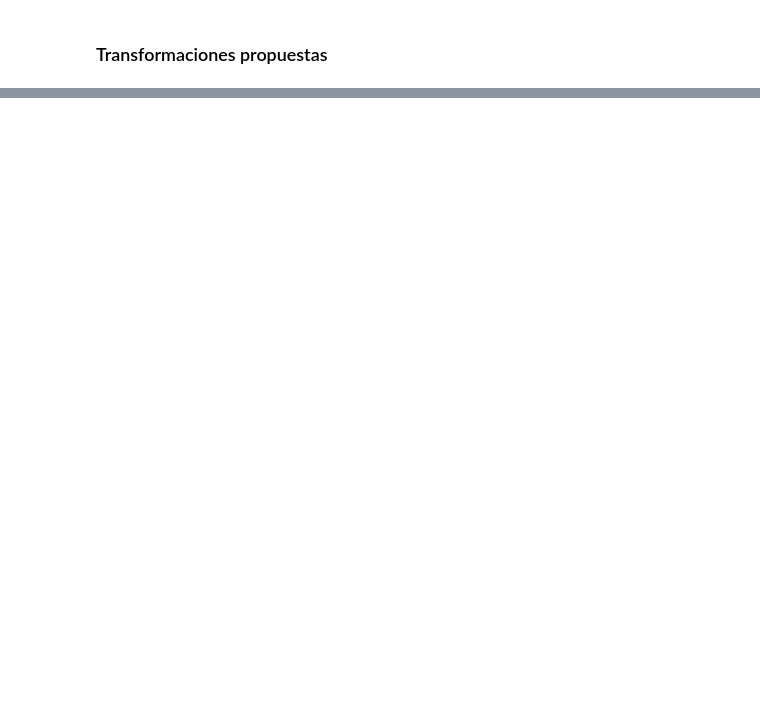
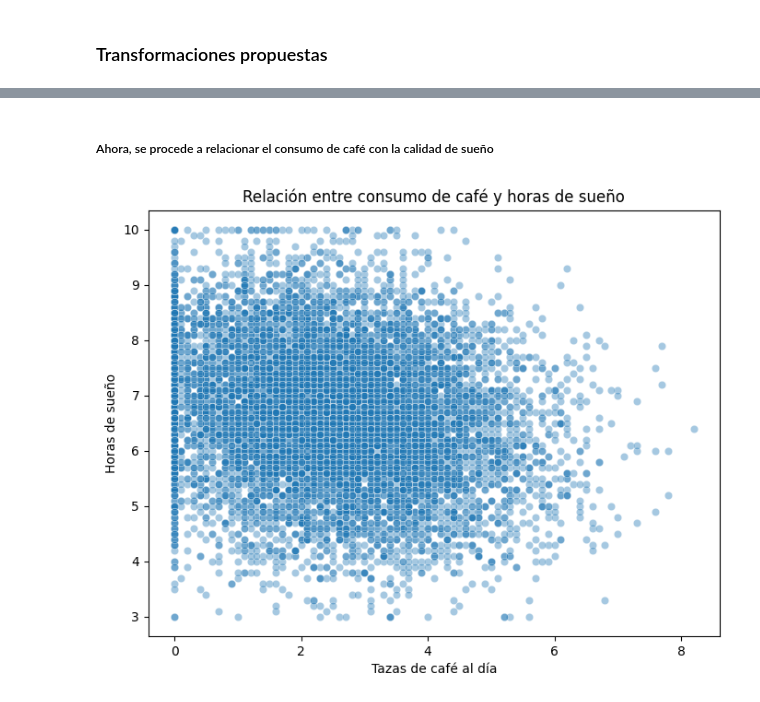
Before and after one commit to juanpablohernandez1/FundamentosDeProgramacion, a Jupyter notebook: TALLERES/Taller3/GlobalCoffeeHealth/GlobalCoffeeHealthEDA.ipynb, the cells around one changed output, grey strips where cells are left out. Cells and saved outputs as stored; diff of their text form; code cells hidden in the pictures; blank space fills up the shorter version.

```diff
--- a/TALLERES/Taller3/GlobalCoffeeHealth/GlobalCoffeeHealthEDA.ipynb
+++ b/TALLERES/Taller3/GlobalCoffeeHealth/GlobalCoffeeHealthEDA.ipynb
@@ -61,0 +183,12 @@ data.head()
+# %% [markdown]
+##### Ahora, se procede a relacionar el consumo de café con la calidad de sueño
+# %%
+# Relación entre consumo de café y horas de sueño
+plt.figure(figsize=(8,6))
+sns.scatterplot(data=data, x="Coffee_Intake", y="Sleep_Hours", alpha=0.4)
+plt.title("Relación entre consumo de café y horas de sueño")
+plt.xlabel("Tazas de café al día")
+plt.ylabel("Horas de sueño")
+plt.show()
+# %% [output]
+[figure, added]
```
Also changed, not shown: parts of 38 cells of this notebook, 2 other files.
